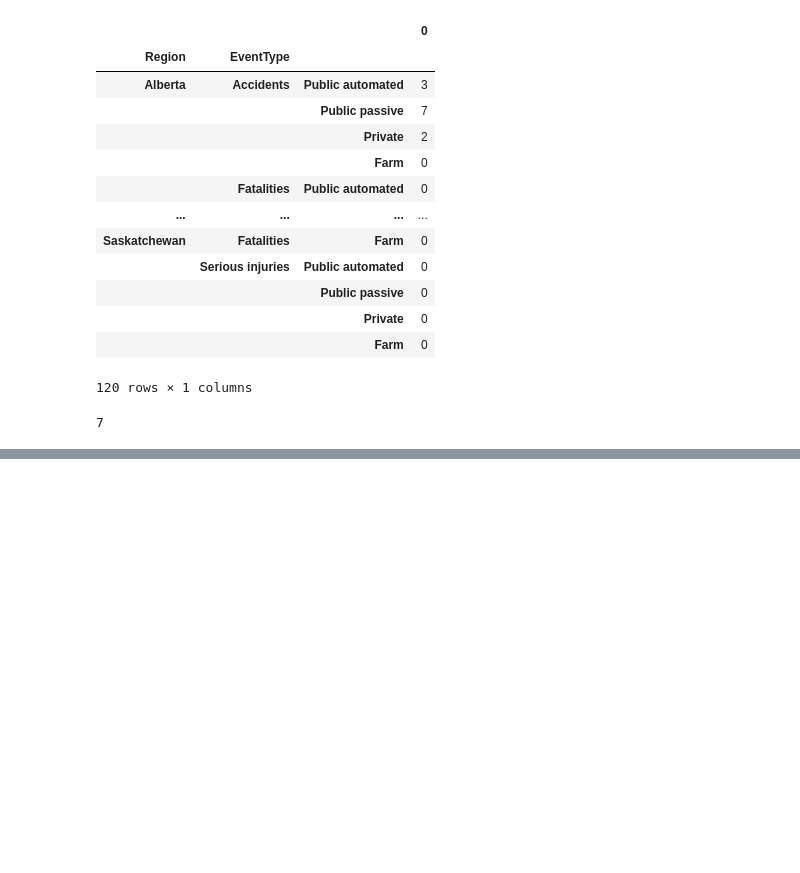
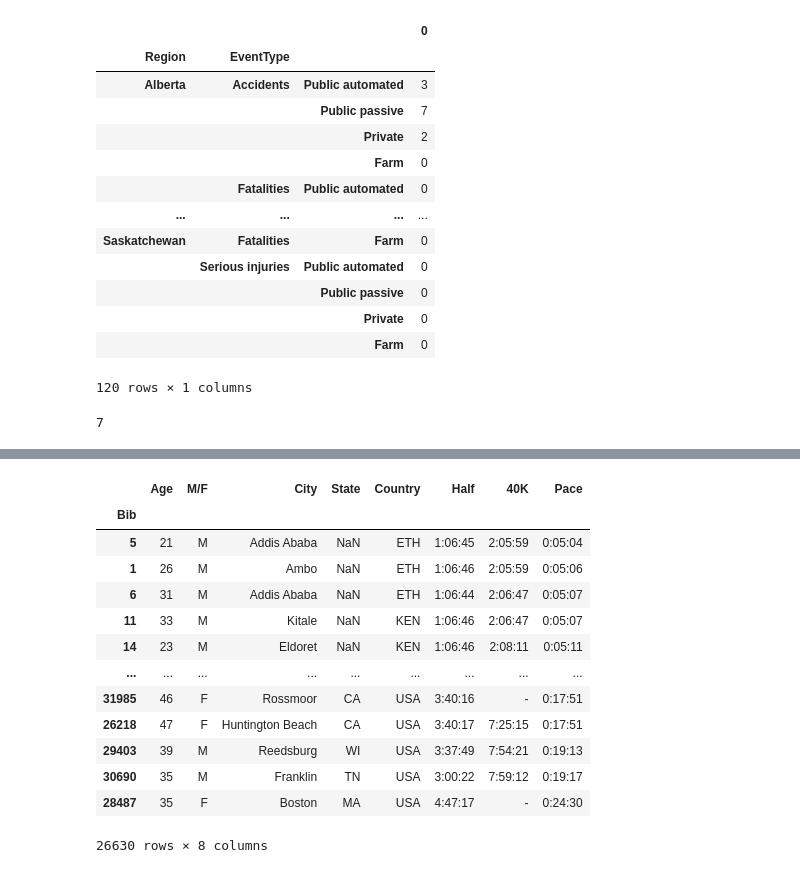
Before and after one commit to Szafranerio/Data_InDepth, a Jupyter notebook: Pandas/Pandas_MultiIndex.ipynb, the cells around one changed output, grey strips where cells are left out. Saved outputs shown, nothing was run; the diff lists cells and outputs as text; code cells hidden in the pictures; blank space fills up the shorter version.

```diff
--- a/Pandas/Pandas_MultiIndex.ipynb
+++ b/Pandas/Pandas_MultiIndex.ipynb
@@ -353,0 +388,18 @@ stacked_data.unstack(0)
+# %%
+data = pd.read_csv('./data/marathon_results_2016.csv', usecols=['Bib', '40K', 'Half', 'Pace', 'Age', 'M/F', 'Country', 'State', 'City'], index_col='Bib')
+data
+# %% [output]
+|  | Age | M/F | City | State | Country | Half | 40K | Pace |
+| Bib |  |  |  |  |  |  |  |  |
+| 5 | 21 | M | Addis Ababa | NaN | ETH | 1:06:45 | 2:05:59 | 0:05:04 |
+| 1 | 26 | M | Ambo | NaN | ETH | 1:06:46 | 2:05:59 | 0:05:06 |
+| 6 | 31 | M | Addis Ababa | NaN | ETH | 1:06:44 | 2:06:47 | 0:05:07 |
+| 11 | 33 | M | Kitale | NaN | KEN | 1:06:46 | 2:06:47 | 0:05:07 |
+| 14 | 23 | M | Eldoret | NaN | KEN | 1:06:46 | 2:08:11 | 0:05:11 |
+| ... | ... | ... | ... | ... | ... | ... | ... | ... |
+| 31985 | 46 | F | Rossmoor | CA | USA | 3:40:16 | - | 0:17:51 |
+| 26218 | 47 | F | Huntington Beach | CA | USA | 3:40:17 | 7:25:15 | 0:17:51 |
+| 29403 | 39 | M | Reedsburg | WI | USA | 3:37:49 | 7:54:21 | 0:19:13 |
+| 30690 | 35 | M | Franklin | TN | USA | 3:00:22 | 7:59:12 | 0:19:17 |
+| 28487 | 35 | F | Boston | MA | USA | 4:47:17 | - | 0:24:30 |
+26630 rows × 8 columns
```
Also changed, not shown: parts of 13 cells of this notebook.
